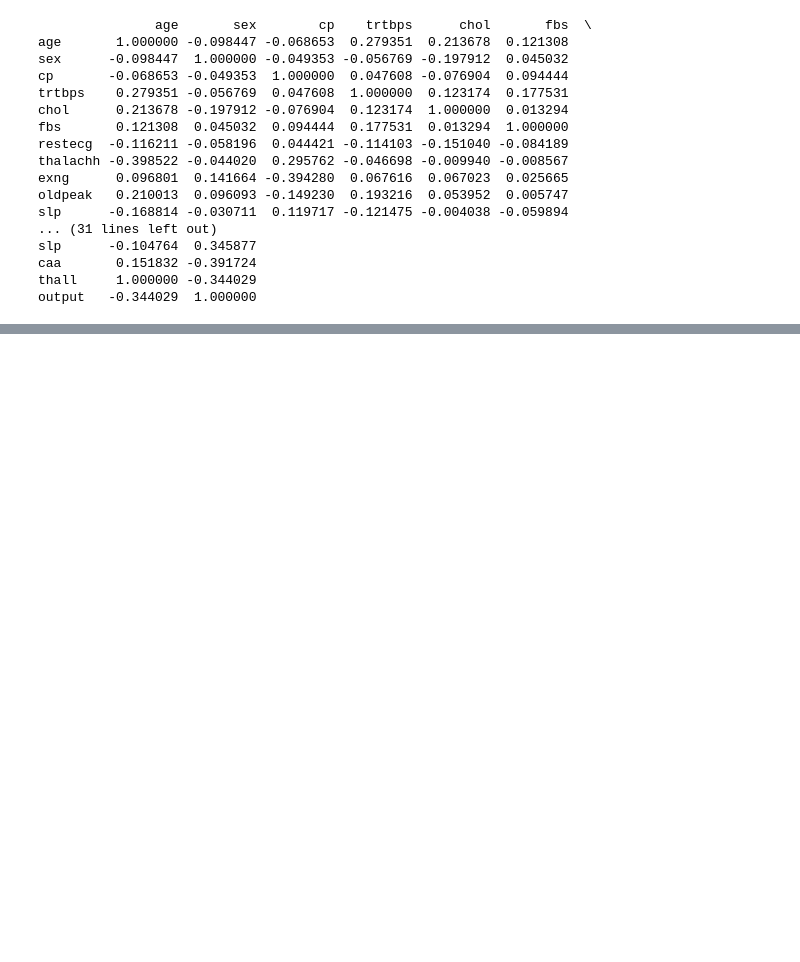
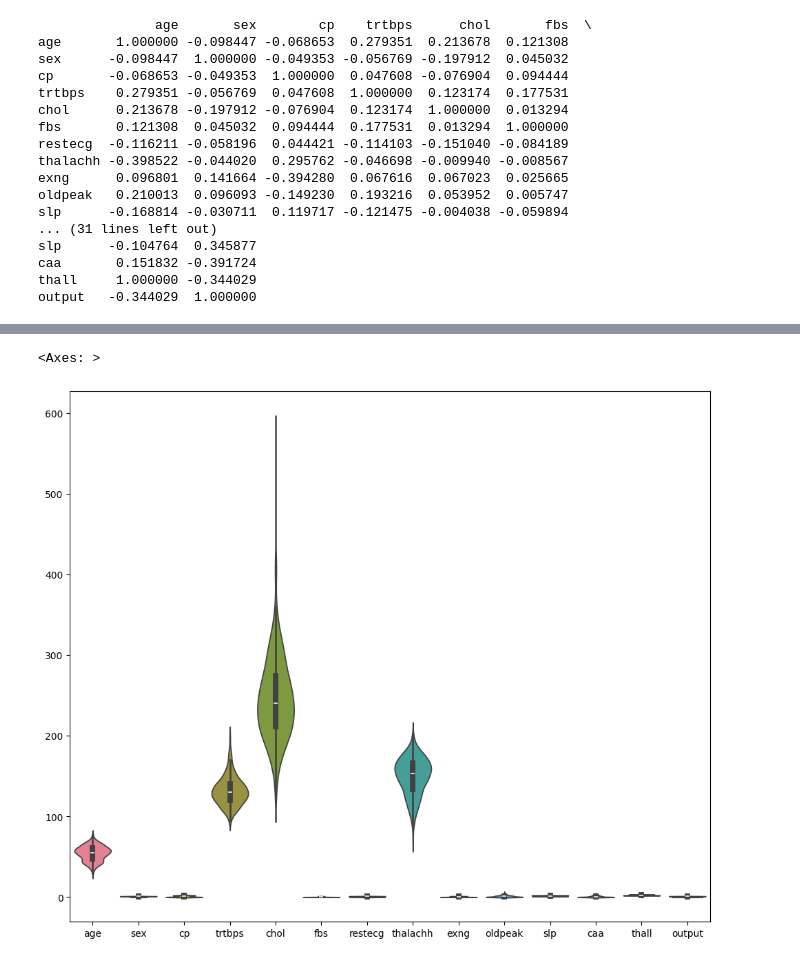
Before and after one commit to sriyankabaral/Ml-project, a Jupyter notebook: Heartattack analysis and prediction/preprocessing-checkpoint.ipynb, the cells around one changed output, grey strips where cells are left out. Saved outputs shown, nothing was run; the diff lists cells and outputs as text; code cells hidden in the pictures; blank space fills up the shorter version.

```diff
--- a/Heartattack analysis and prediction/preprocessing-checkpoint.ipynb
+++ b/Heartattack analysis and prediction/preprocessing-checkpoint.ipynb
@@ -180,0 +209,6 @@ output   -0.344029  1.000000
+# %%
+plt.figure(figsize=(12,10))
+sns.violinplot(data)
+# %% [output]
+<Axes: >
+[figure, added]
```
Also changed, not shown: parts of 12 cells of this notebook.
